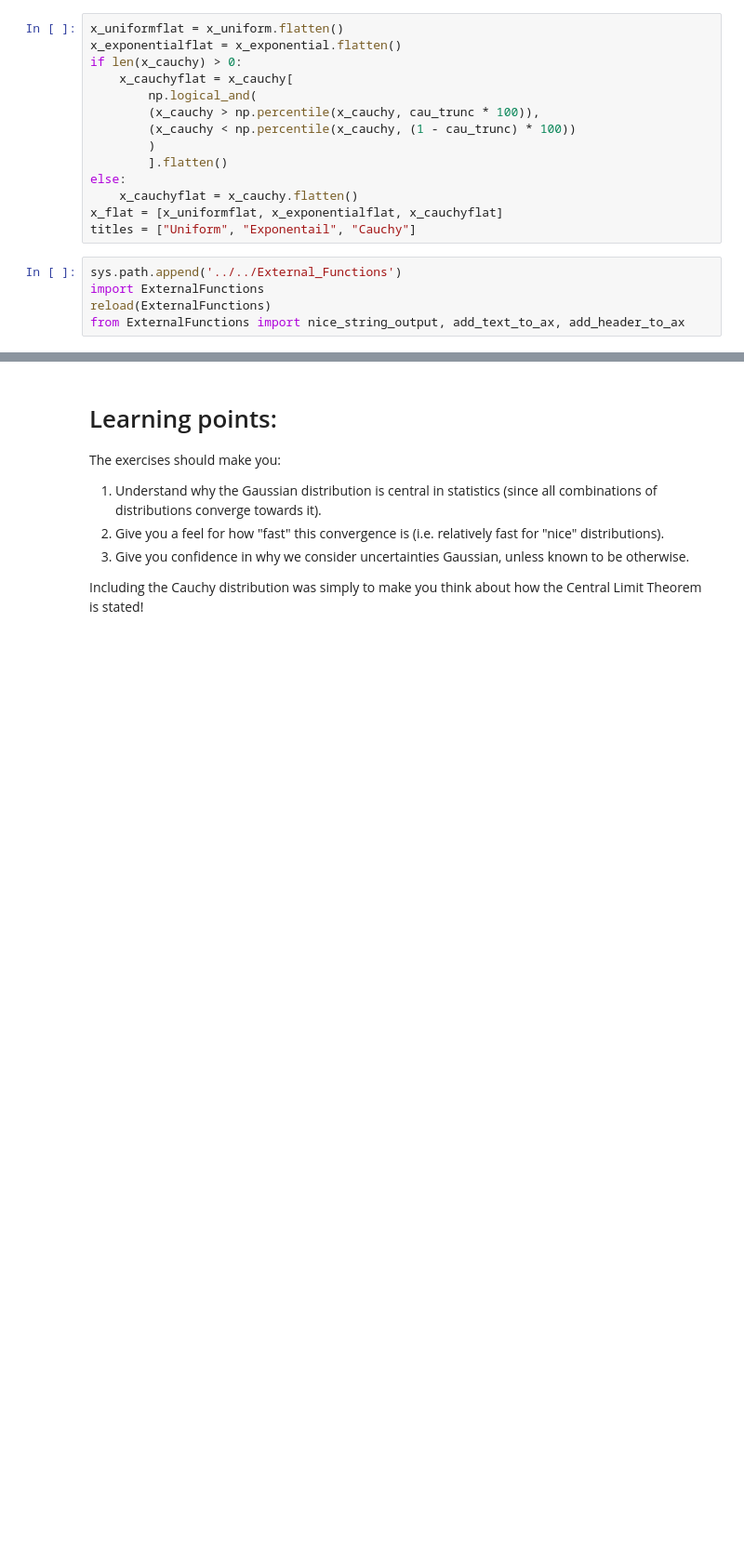
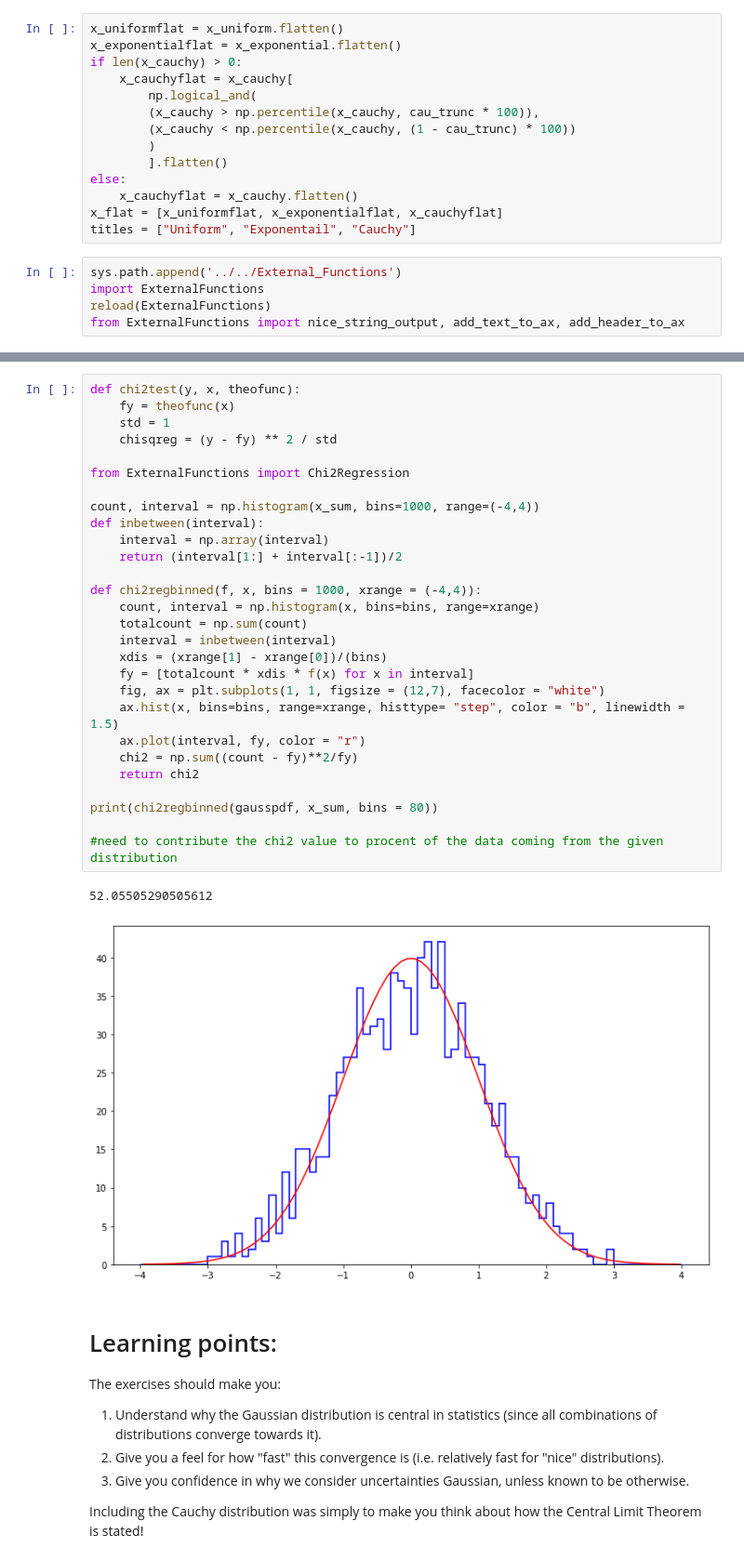
Before and after one commit to PhilKofoed/AppStat2022, a Jupyter notebook: Week1/CentralLimit/CentralLimit_empty_mine.ipynb, the cells around one changed output, grey strips where cells are left out. Shown: that part at 93% size. Saved outputs shown, nothing was run; the diff lists cells and outputs as text; blank space fills up the shorter version.

```diff
--- a/Week1/CentralLimit/CentralLimit_empty_mine.ipynb
+++ b/Week1/CentralLimit/CentralLimit_empty_mine.ipynb
@@ -263,3 +301,34 @@ of these features will be used onwards. Do you understand why the uniform distri
+# %%
+def chi2test(y, x, theofunc):
+    fy = theofunc(x)
+    std = 1
+    chisqreg = (y - fy) ** 2 / std
+
+from ExternalFunctions import Chi2Regression
+
+count, interval = np.histogram(x_sum, bins=1000, range=(-4,4))
+def inbetween(interval):
+    interval = np.array(interval)
+    return (interval[1:] + interval[:-1])/2
+
+def chi2regbinned(f, x, bins = 1000, xrange = (-4,4)):
+    count, interval = np.histogram(x, bins=bins, range=xrange)
+    totalcount = np.sum(count)
+    interval = inbetween(interval)
+    xdis = (xrange[1] - xrange[0])/(bins)
+    fy = [totalcount * xdis * f(x) for x in interval]
+    fig, ax = plt.subplots(1, 1, figsize = (12,7), facecolor = "white")
+    ax.hist(x, bins=bins, range=xrange, histtype= "step", color = "b", linewidth = 1.5)
+    ax.plot(interval, fy, color = "r")
+    chi2 = np.sum((count - fy)**2/fy)
+    return chi2
+
+print(chi2regbinned(gausspdf, x_sum, bins = 80))
+
+#need to contribute the chi2 value to procent of the data coming from the given distribution
+# %% [output]
+52.05505290505612
+[figure, added]
 # %% [markdown]
 # Learning points:
 
```
Also changed, not shown: parts of 5 cells of this notebook, 2 other files.
